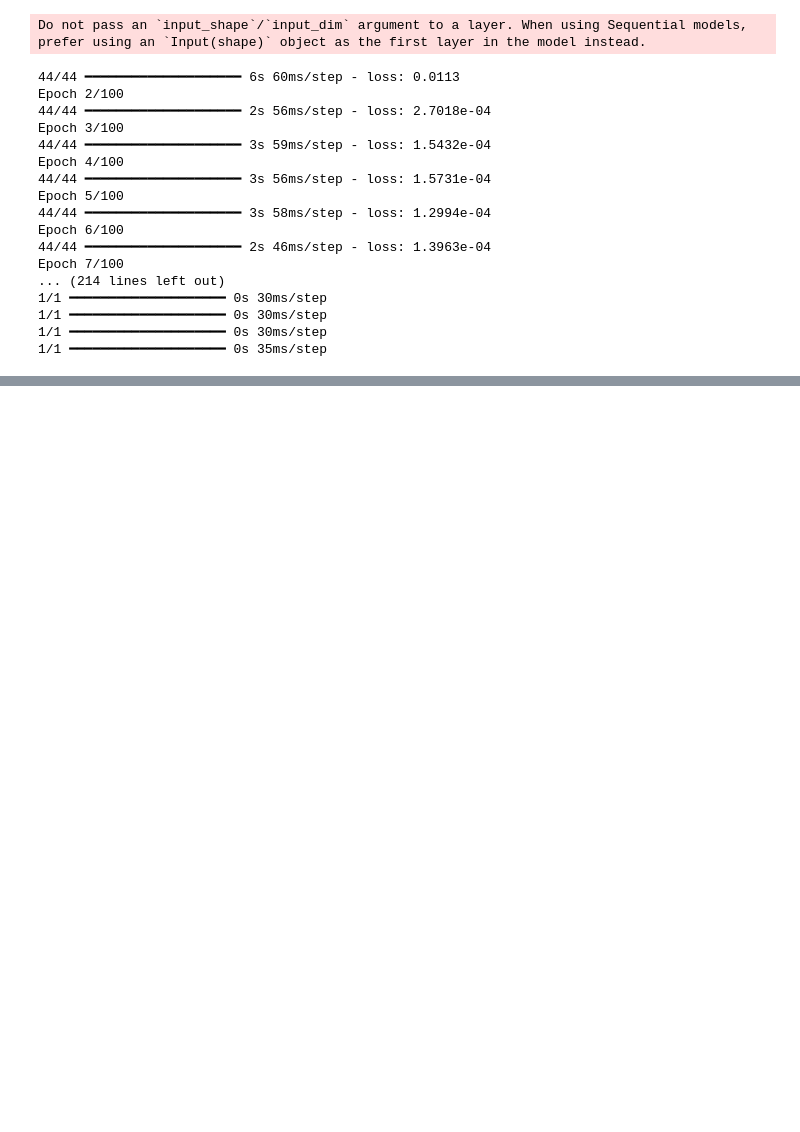
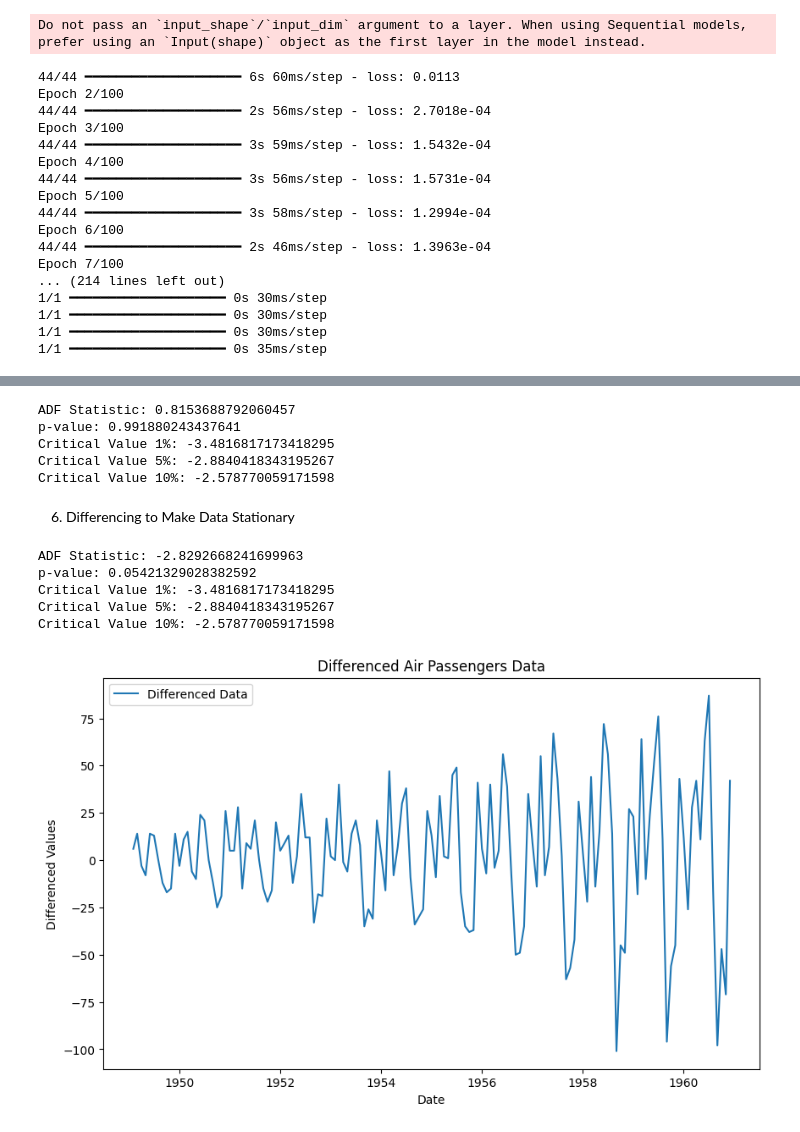
Before and after one commit to Zeeshan-99/Streamlit_Stockprice_Predictions_app, a Jupyter notebook: test.ipynb, the cells around one changed output, grey strips where cells are left out. Drawn from its saved outputs; the diff is of its cells as text; code cells hidden in the pictures; blank space fills up the shorter version.

```diff
--- a/test.ipynb
+++ b/test.ipynb
@@ -261,0 +329,37 @@ Epoch 7/100
+# %%
+# Perform Augmented Dickey-Fuller test
+def adf_test(series):
+    result = adfuller(series)
+    print('ADF Statistic:', result[0])
+    print('p-value:', result[1])
+    for key, value in result[4].items():
+        print(f'Critical Value {key}: {value}')
+
+adf_test(df['value'])
+# %% [output]
+ADF Statistic: 0.8153688792060457
+p-value: 0.991880243437641
+Critical Value 1%: -3.4816817173418295
+Critical Value 5%: -2.8840418343195267
+Critical Value 10%: -2.578770059171598
+# %% [markdown]
+6. Differencing to Make Data Stationary
+# %%
+# Differencing the data
+df_diff = df['value'].diff().dropna()
+adf_test(df_diff)
+
+plt.figure(figsize=(10,6))
+plt.plot(df_diff, label='Differenced Data')
+plt.xlabel('Date')
+plt.ylabel('Differenced Values')
+plt.title('Differenced Air Passengers Data')
+plt.legend()
+plt.show()
+# %% [output]
+ADF Statistic: -2.8292668241699963
+p-value: 0.05421329028382592
+Critical Value 1%: -3.4816817173418295
+Critical Value 5%: -2.8840418343195267
+Critical Value 10%: -2.578770059171598
+[figure, added]
```
Also changed, not shown: parts of 72 cells of this notebook.
